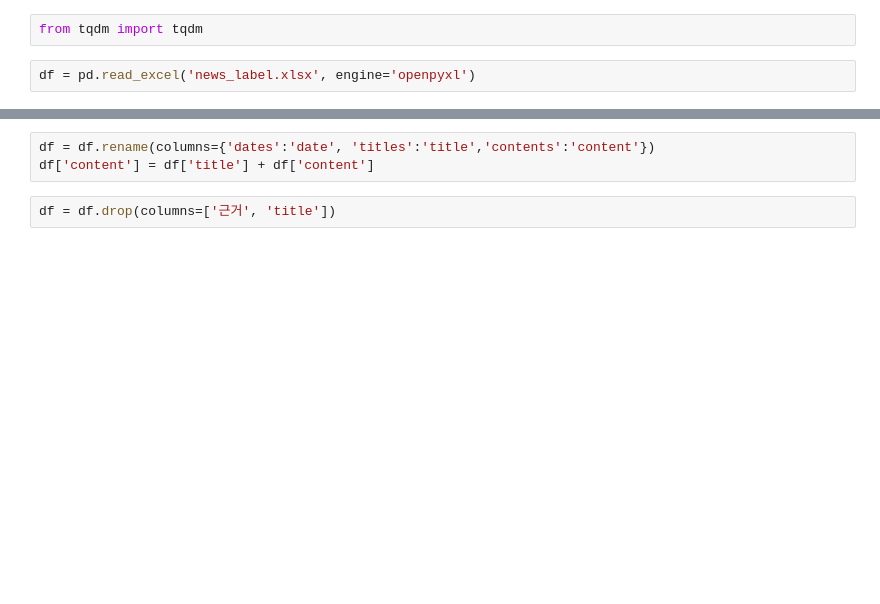
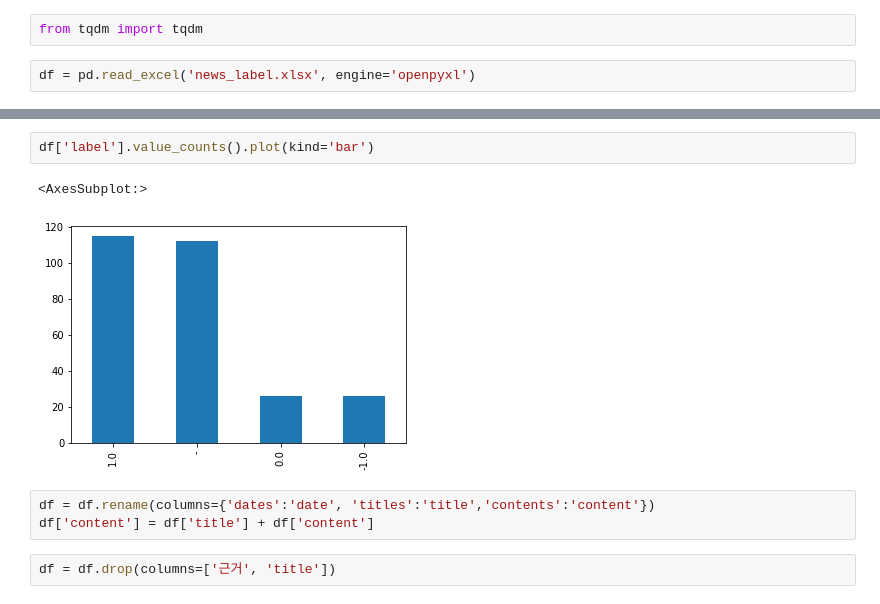
Before and after one commit to lhshs/2022_YDS2, a Jupyter notebook: NLP/ML_Modeling_sklearn.ipynb, the cells around one changed output, grey strips where cells are left out. Saved outputs shown, nothing was run; the diff lists cells and outputs as text; blank space fills up the shorter version.

```diff
--- a/NLP/ML_Modeling_sklearn.ipynb
+++ b/NLP/ML_Modeling_sklearn.ipynb
@@ -13,3 +29,8 @@ df = pd.read_excel('news_label.xlsx', engine='openpyxl')
+# %%
+df['label'].value_counts().plot(kind='bar')
+# %% [output]
+<AxesSubplot:>
+[figure, added]
 # %%
 df = df.rename(columns={'dates':'date', 'titles':'title','contents':'content'})
 df['content'] = df['title'] + df['content']
```
Also changed, not shown: parts of 19 cells of this notebook.
